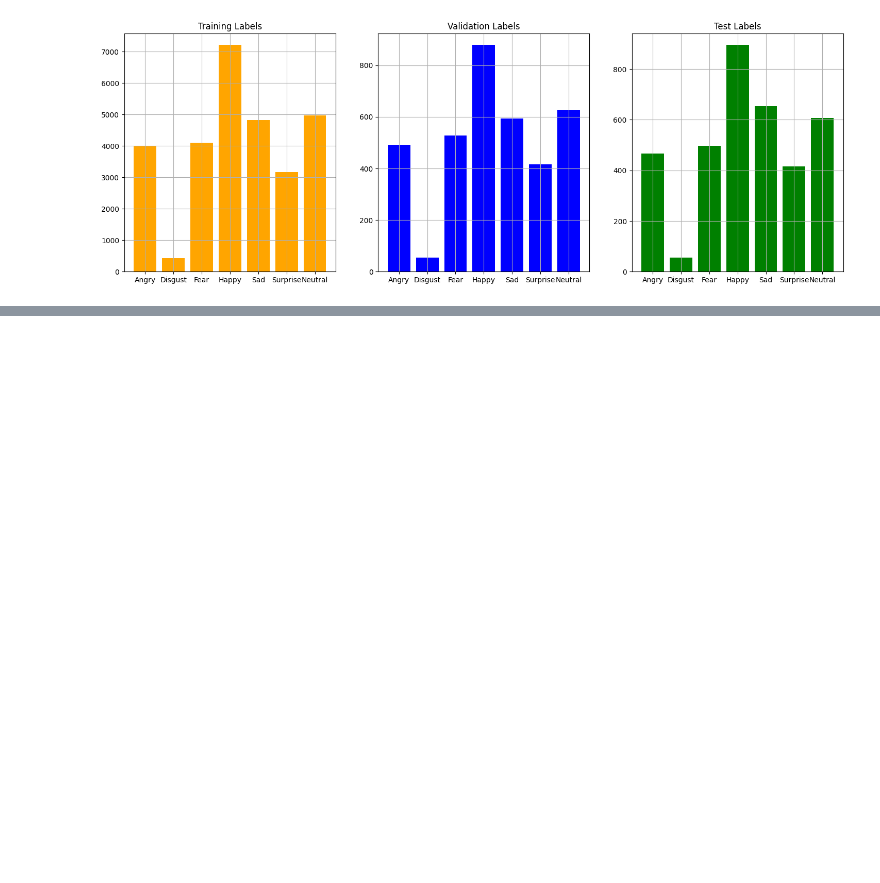
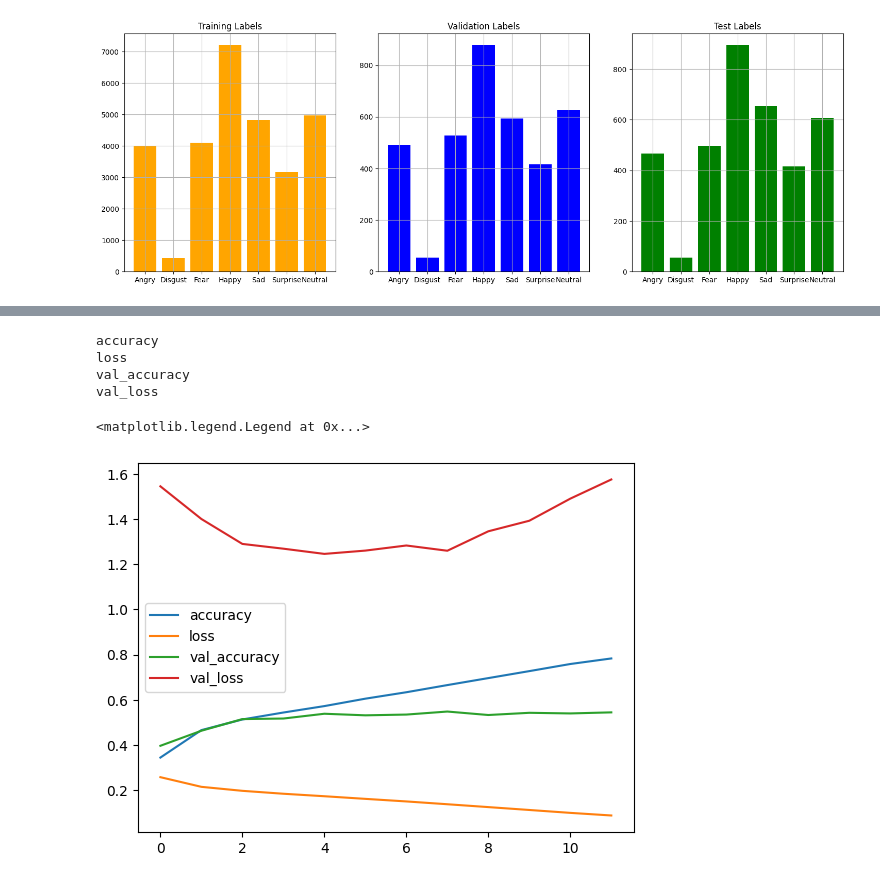
Before and after one commit to s4bih/machine-learning, a Jupyter notebook: Untitled13.ipynb, the cells around one changed output, grey strips where cells are left out. Cells and saved outputs as stored; diff of their text form; code cells hidden in the pictures; blank space fills up the shorter version.

```diff
--- a/Untitled13.ipynb
+++ b/Untitled13.ipynb
@@ -233,0 +273,13 @@ Epoch 2/12
+# %%
+for key in history.history.keys():
+  print(key)
+  plt.plot(history.history[key],label=key)
+
+plt.legend()
+# %% [output]
+accuracy
+loss
+val_accuracy
+val_loss
+<matplotlib.legend.Legend at 0x...>
+[figure, added]
```
Also changed, not shown: parts of 5 cells of this notebook.
